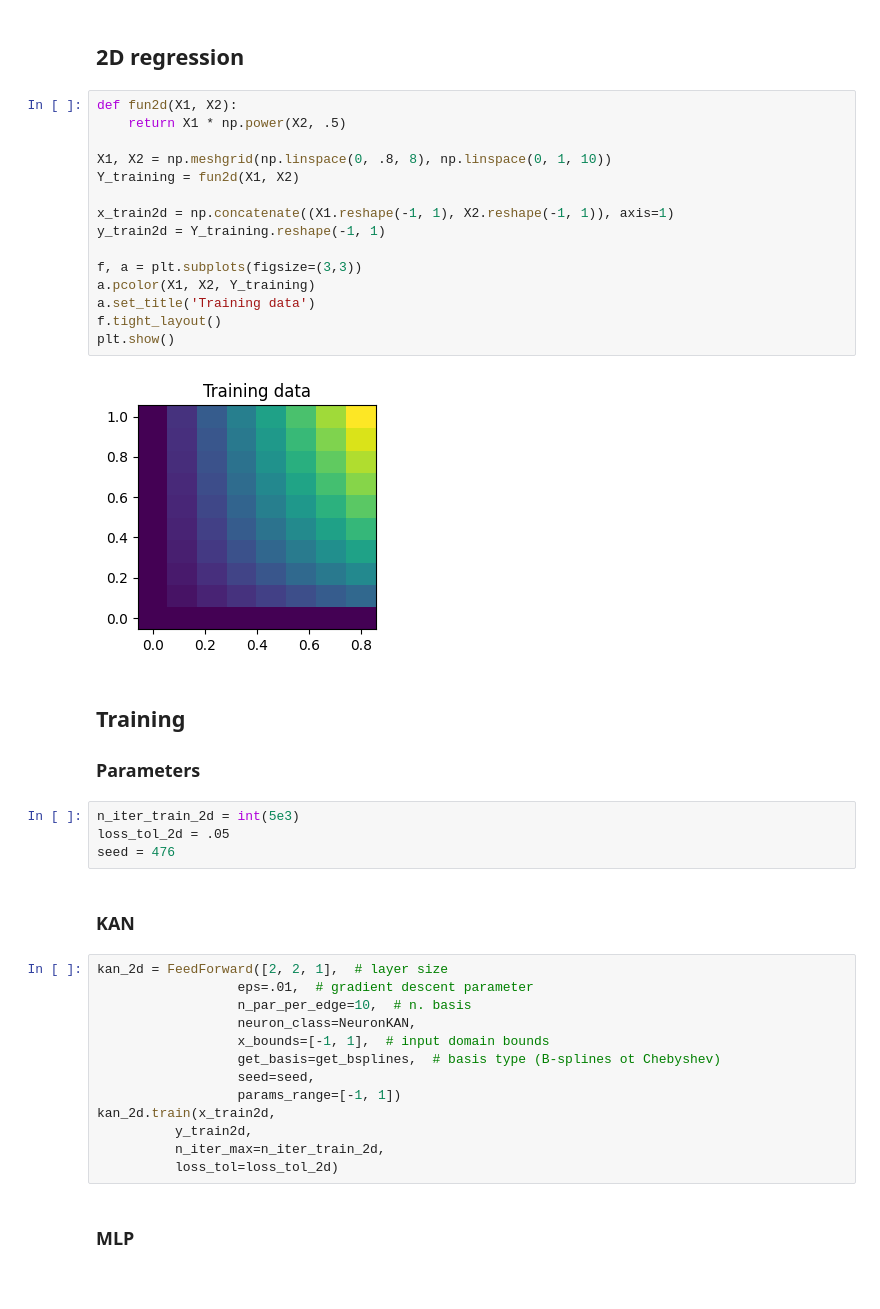
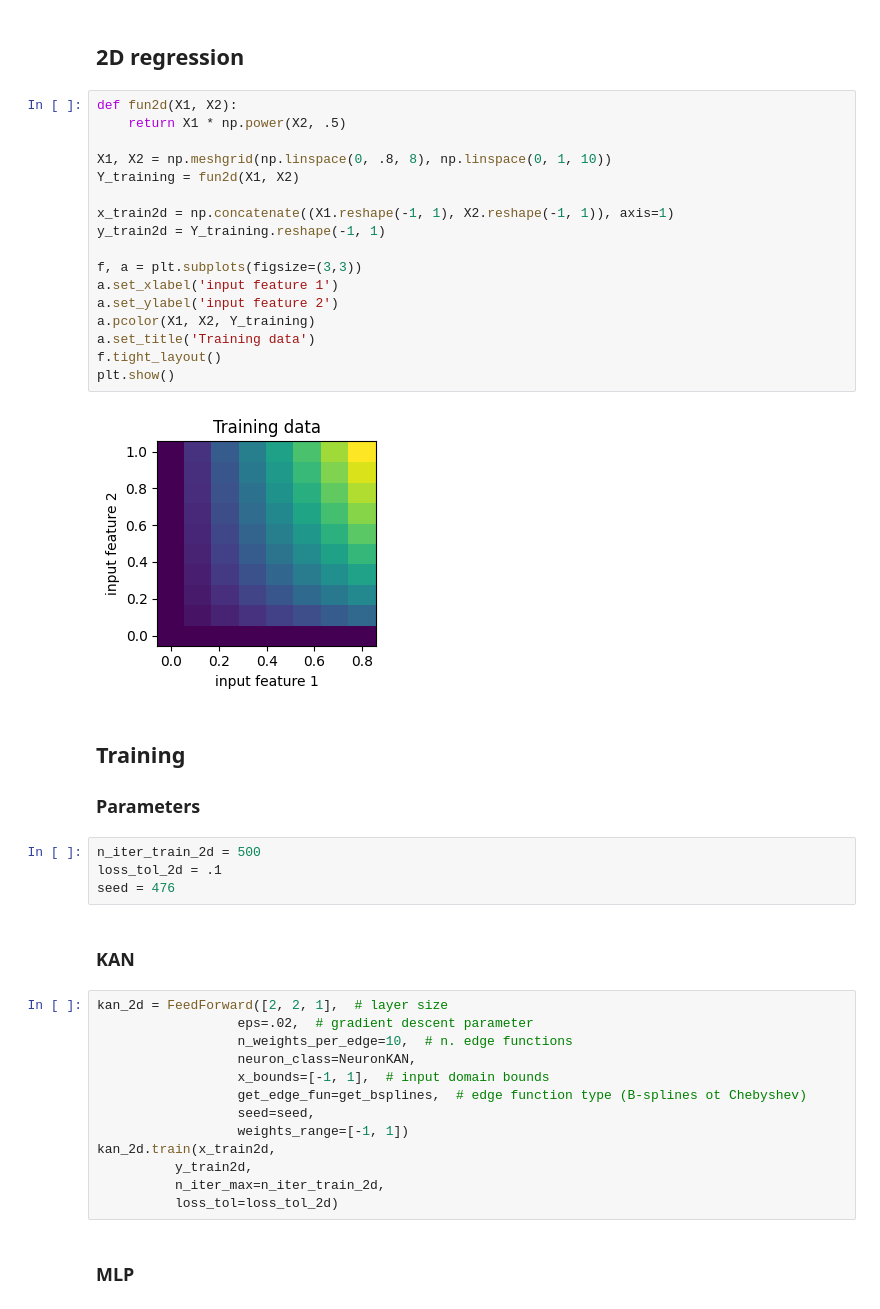
Before and after one commit to lollodealma/ml_without_tears, a Jupyter notebook: kan_without_tears/main.ipynb, the cells around one changed output. Saved outputs shown, nothing was run; the diff lists cells and outputs as text.

```diff
--- a/kan_without_tears/main.ipynb
+++ b/kan_without_tears/main.ipynb
@@ -102,38 +105,40 @@ plt.show()
 # %%
 def fun2d(X1, X2):
     return X1 * np.power(X2, .5)
 
 X1, X2 = np.meshgrid(np.linspace(0, .8, 8), np.linspace(0, 1, 10))
 Y_training = fun2d(X1, X2)
 
 x_train2d = np.concatenate((X1.reshape(-1, 1), X2.reshape(-1, 1)), axis=1)
 y_train2d = Y_training.reshape(-1, 1)
 
 f, a = plt.subplots(figsize=(3,3))
+a.set_xlabel('input feature 1')
+a.set_ylabel('input feature 2')
 a.pcolor(X1, X2, Y_training)
 a.set_title('Training data')
 f.tight_layout()
 plt.show()
 # %% [output]
-[figure, old version]
+[figure, new version]
 # %% [markdown]
 ## Training
 ### Parameters
 # %%
-n_iter_train_2d = int(5e3)
-loss_tol_2d = .05
+n_iter_train_2d = 500
+loss_tol_2d = .1
 seed = 476
 # %% [markdown]
 ### KAN
 # %%
 kan_2d = FeedForward([2, 2, 1],  # layer size
-                  eps=.01,  # gradient descent parameter
-                  n_par_per_edge=10,  # n. basis
+                  eps=.02,  # gradient descent parameter
+                  n_weights_per_edge=10,  # n. edge functions
                   neuron_class=NeuronKAN,
                   x_bounds=[-1, 1],  # input domain bounds
-                  get_basis=get_bsplines,  # basis type (B-splines ot Chebyshev)
+                  get_edge_fun=get_bsplines,  # edge function type (B-splines ot Chebyshev)
                   seed=seed,
-                  params_range=[-1, 1])
+                  weights_range=[-1, 1])
 kan_2d.train(x_train2d,
           y_train2d,
           n_iter_max=n_iter_train_2d,
```
Also changed, not shown: parts of 15 cells of this notebook, 12 other files.
